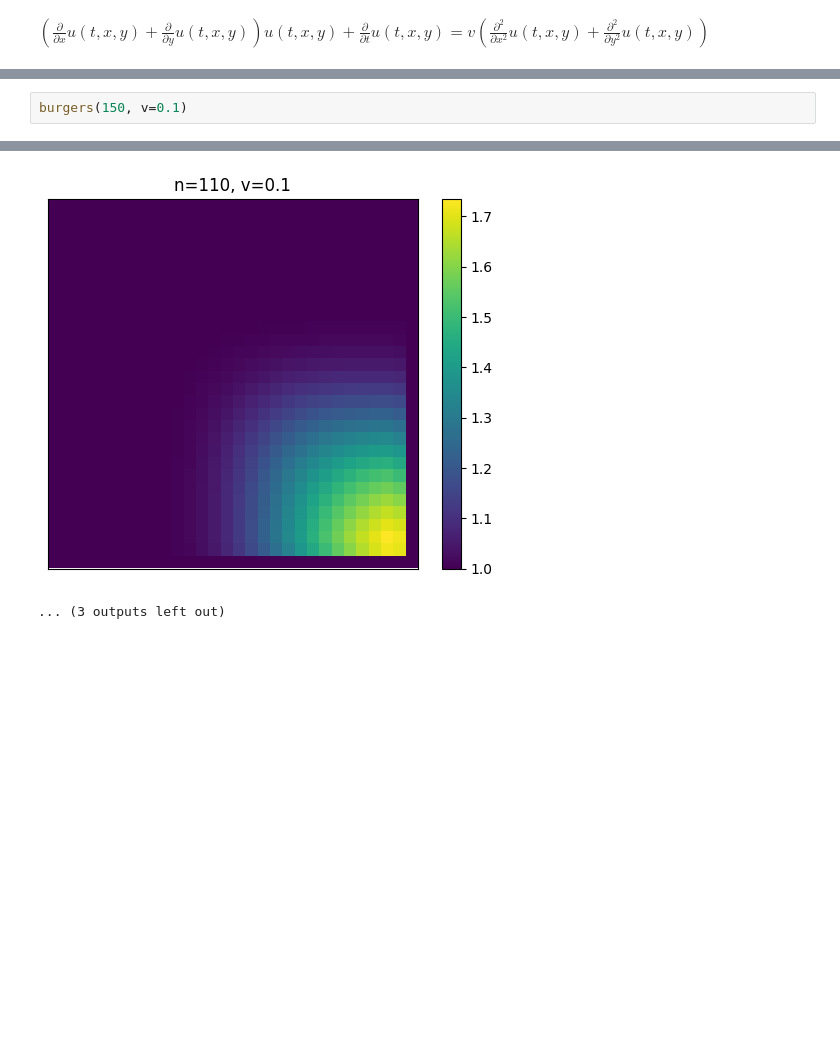
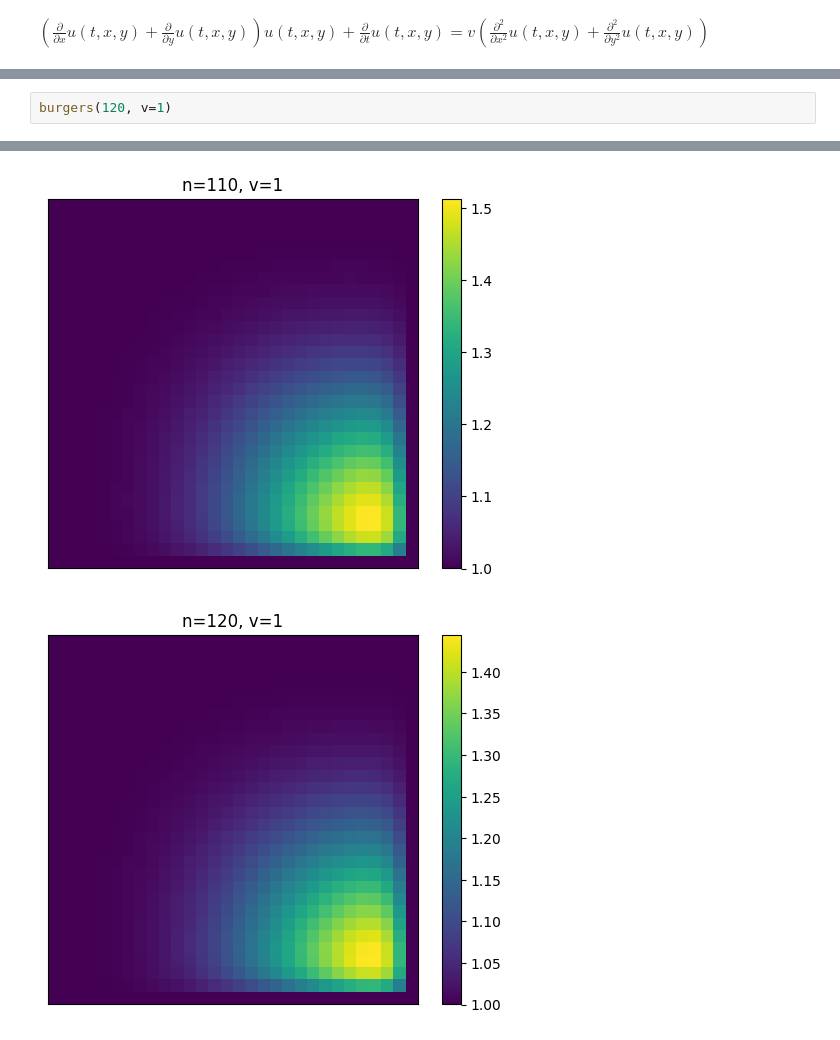
Before and after one commit to ColouredCat/Fluid_Sums, a Jupyter notebook: 2d-diffusion_burgers.ipynb, the cells around one changed output, grey strips where cells are left out. Drawn from its saved outputs; the diff is of its cells as text; blank space fills up the shorter version.

```diff
--- a/2d-diffusion_burgers.ipynb
+++ b/2d-diffusion_burgers.ipynb
@@ -160,3 +167,3 @@ burgers(150, 1)
 # %%
-burgers(150, v=0.1)
+burgers(120, v=1)
 # %% [output]
@@ -174,3 +181,3 @@ burgers(150, v=0.1)
-[figure, old version]
+[figure, new version]
-... (3 outputs left out)
+[figure, added]
 # %%
```
Also changed, not shown: parts of 5 cells of this notebook.
